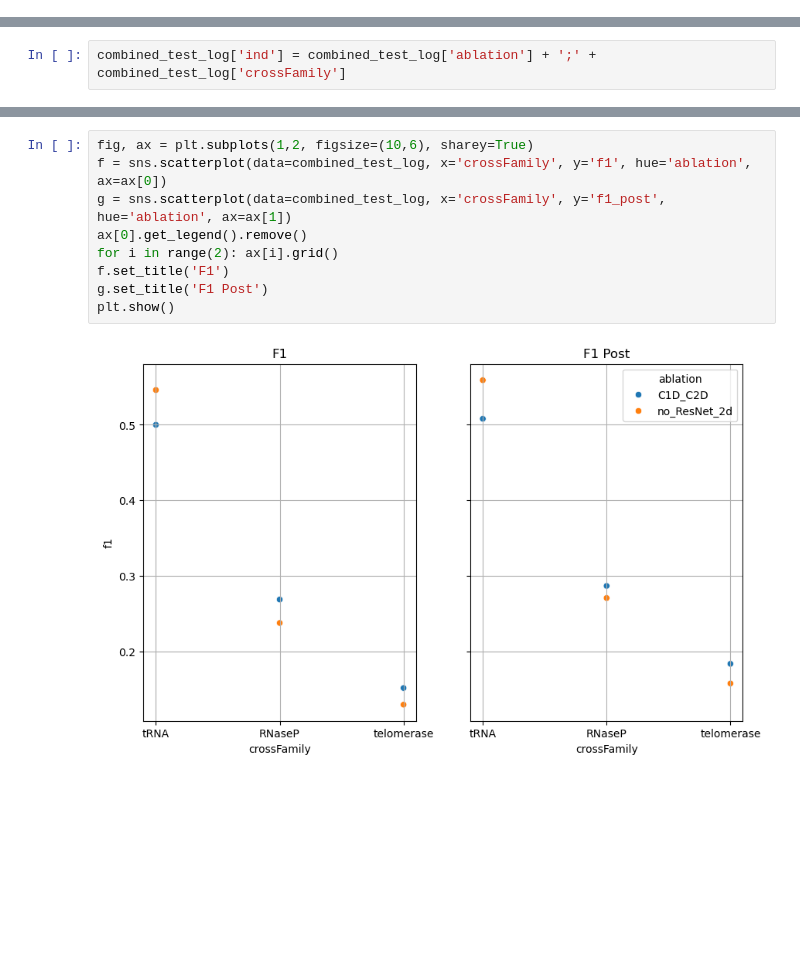
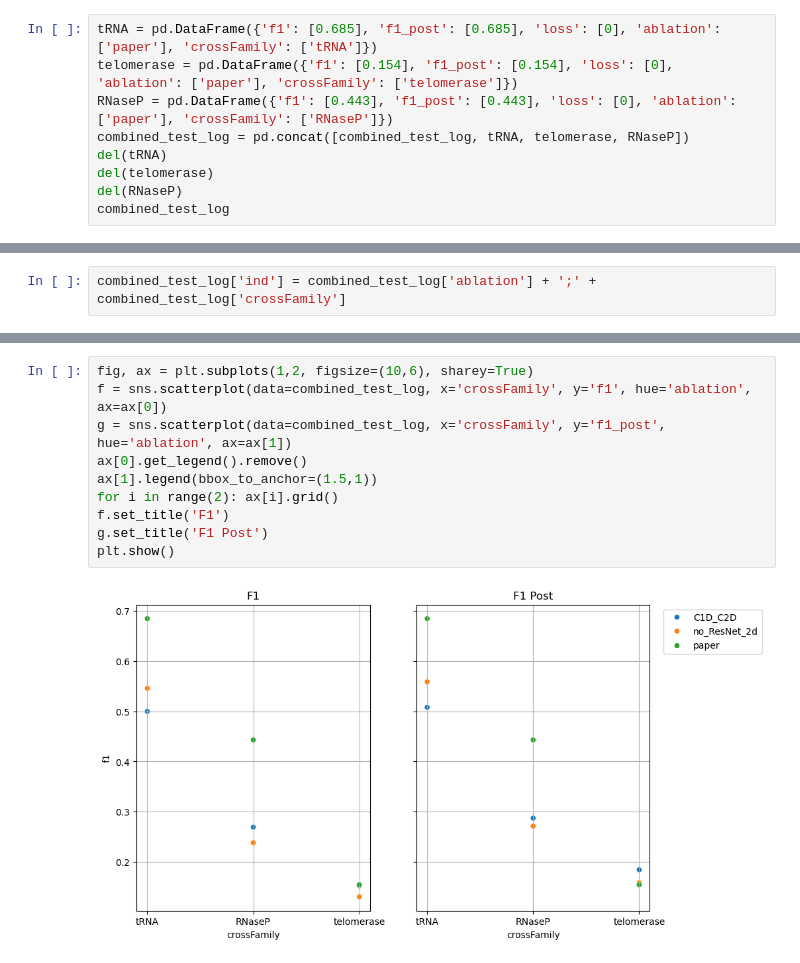
Before and after one commit to Gisch97/sincFold, a Jupyter notebook: analysis/Test.ipynb, the cells around one changed output, grey strips where cells are left out. Cells and saved outputs as stored; diff of their text form; blank space fills up the shorter version.

```diff
--- a/analysis/Test.ipynb
+++ b/analysis/Test.ipynb
@@ -77,3 +78,12 @@ Successfully loaded ../pruebas/crossFamily/weights/RNaseP/no_ResNet_2d/test_RNas
 Successfully loaded ../pruebas/crossFamily/weights/telomerase/C1D_C2D/test_telomerase.csv
 Successfully loaded ../pruebas/crossFamily/weights/telomerase/no_ResNet_2d/test_telomerase.csv
 Total rows in combined DataFrame: 6
+# %%
+tRNA = pd.DataFrame({'f1': [0.685], 'f1_post': [0.685], 'loss': [0], 'ablation': ['paper'], 'crossFamily': ['tRNA']})
+telomerase = pd.DataFrame({'f1': [0.154], 'f1_post': [0.154], 'loss': [0], 'ablation': ['paper'], 'crossFamily': ['telomerase']})
+RNaseP = pd.DataFrame({'f1': [0.443], 'f1_post': [0.443], 'loss': [0], 'ablation': ['paper'], 'crossFamily': ['RNaseP']})
+combined_test_log = pd.concat([combined_test_log, tRNA, telomerase, RNaseP])
+del(tRNA)
+del(telomerase)
+del(RNaseP)
+combined_test_log
@@ -99,14 +123,15 @@ h.grid()
 # %%
 fig, ax = plt.subplots(1,2, figsize=(10,6), sharey=True)
 f = sns.scatterplot(data=combined_test_log, x='crossFamily', y='f1', hue='ablation', ax=ax[0])
 g = sns.scatterplot(data=combined_test_log, x='crossFamily', y='f1_post', hue='ablation', ax=ax[1])
 ax[0].get_legend().remove()
+ax[1].legend(bbox_to_anchor=(1.5,1))
 for i in range(2): ax[i].grid()
 f.set_title('F1')
 g.set_title('F1 Post')
 plt.show()
 # %% [output]
-[figure, old version]
+[figure, new version]
 # %%
 f = sns.barplot(data=combined_test_log.sort_values(by='loss'),  x='loss', y='ind', hue='crossFamily')
 f.grid()
```
Also changed, not shown: parts of 8 cells of this notebook, 5 other files.
